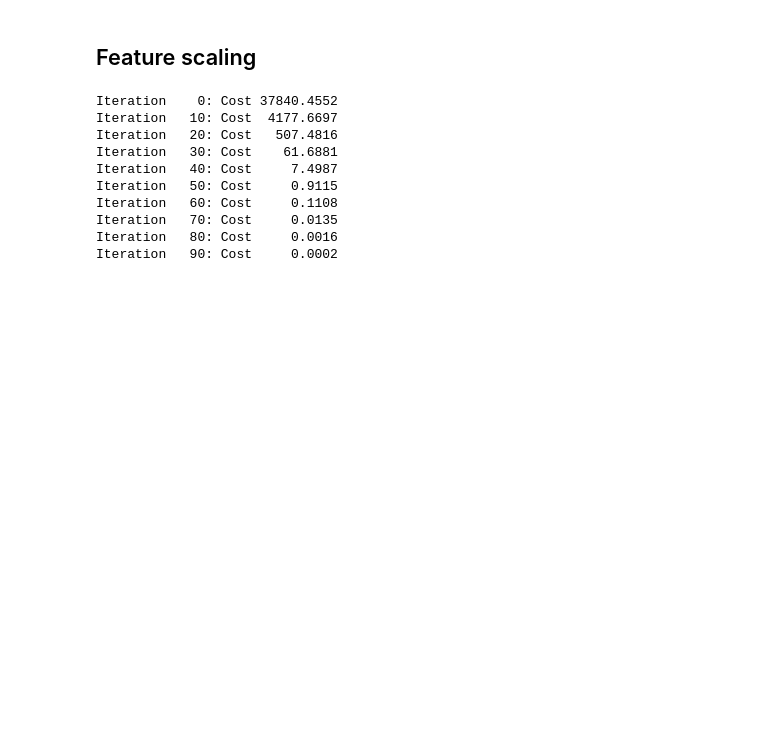
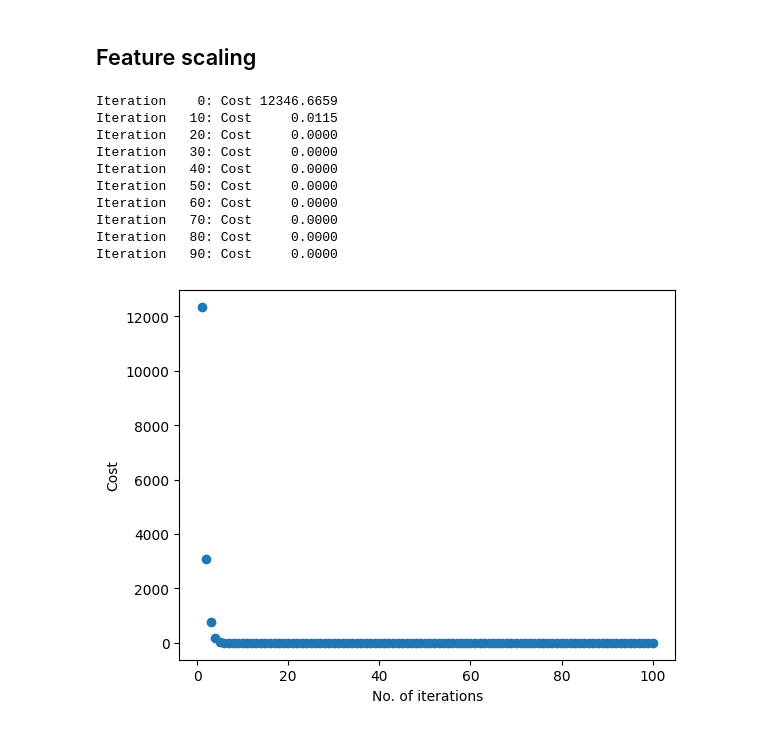
Before and after one commit to mihir1125/machine-learning, a Jupyter notebook: multiple_linear_regression.ipynb, the cells around one changed output. Drawn from its saved outputs; the diff is of its cells as text; code cells hidden in the pictures; blank space fills up the shorter version.

Commit message:
Vectorize the implementation of z-score normalization and add target vs. prediction plots

```diff
--- a/multiple_linear_regression.ipynb
+++ b/multiple_linear_regression.ipynb
@@ -56,14 +57,10 @@ def gradient_descent(X, y, w_in, b_in, cost_function, gradient_function, alpha,
     return w, b, J_history
 
 def normalize_z_score(X):
-    X_norm = np.zeros(X.shape)
-    m, n = X.shape # examples, features
-    for i in range(n):
-        mean = X[:, i].mean()
-        std = X[:, i].std()
-        for j in range(m):
-            X_norm[j, i] = (X[j, i] - mean) / std
-    return X_norm
+    mu = np.mean(X, axis=0)
+    sigma = np.std(X, axis=0)
+    X_norm = (X - mu) / sigma
+    return (X_norm, mu, sigma)
 # %%
 # Testing the implementation
 
@@ -98,15 +95,15 @@ Iteration  900: Cost   687.6906
 ## Feature scaling
 # %%
 # z-score normalization
-X_norm = normalize_z_score(X_train)
+X_norm, mu, sigma = normalize_z_score(X_train)
 
 initial_w = np.zeros_like(w_init)
 initial_b = 0.
 
 iterations = 1_00
-alpha = 0.1
+alpha = 0.5
 
-w_final, b_final, J_history = gradient_descent(
+w_norm, b_norm, J_history = gradient_descent(
     X = X_norm,
     y = y_train,
     w_in = initial_w,
@@ -117,13 +114,22 @@ w_final, b_final, J_history = gradient_descent(
     num_iters = iterations
 )
 # %% [output]
-Iteration    0: Cost 37840.4552
-Iteration   10: Cost  4177.6697
-Iteration   20: Cost   507.4816
-Iteration   30: Cost    61.6881
-Iteration   40: Cost     7.4987
-Iteration   50: Cost     0.9115
-Iteration   60: Cost     0.1108
-Iteration   70: Cost     0.0135
-Iteration   80: Cost     0.0016
-Iteration   90: Cost     0.0002
+Iteration    0: Cost 12346.6659
+Iteration   10: Cost     0.0115
+Iteration   20: Cost     0.0000
+Iteration   30: Cost     0.0000
+Iteration   40: Cost     0.0000
+Iteration   50: Cost     0.0000
+Iteration   60: Cost     0.0000
+Iteration   70: Cost     0.0000
+Iteration   80: Cost     0.0000
+Iteration   90: Cost     0.0000
+# %%
+x = np.arange(1, len(J_history)+1)
+fig, ax= plt.subplots()
+ax.scatter(x, J_history)
+ax.set_xlabel("No. of iterations")
+ax.set_ylabel("Cost")
+plt.show()
+# %% [output]
+[figure, added]
```
Also changed, not shown: parts of 2 cells of this notebook.
